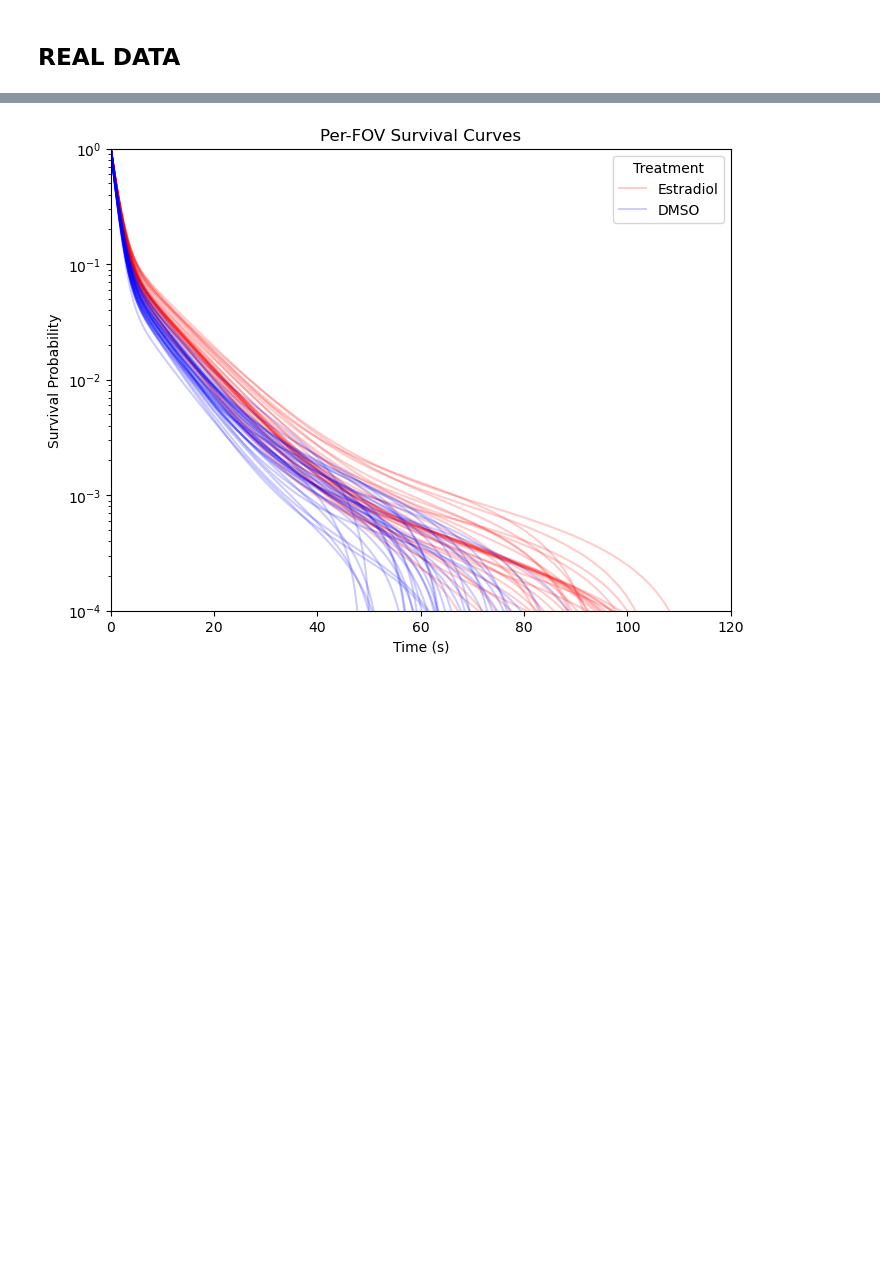
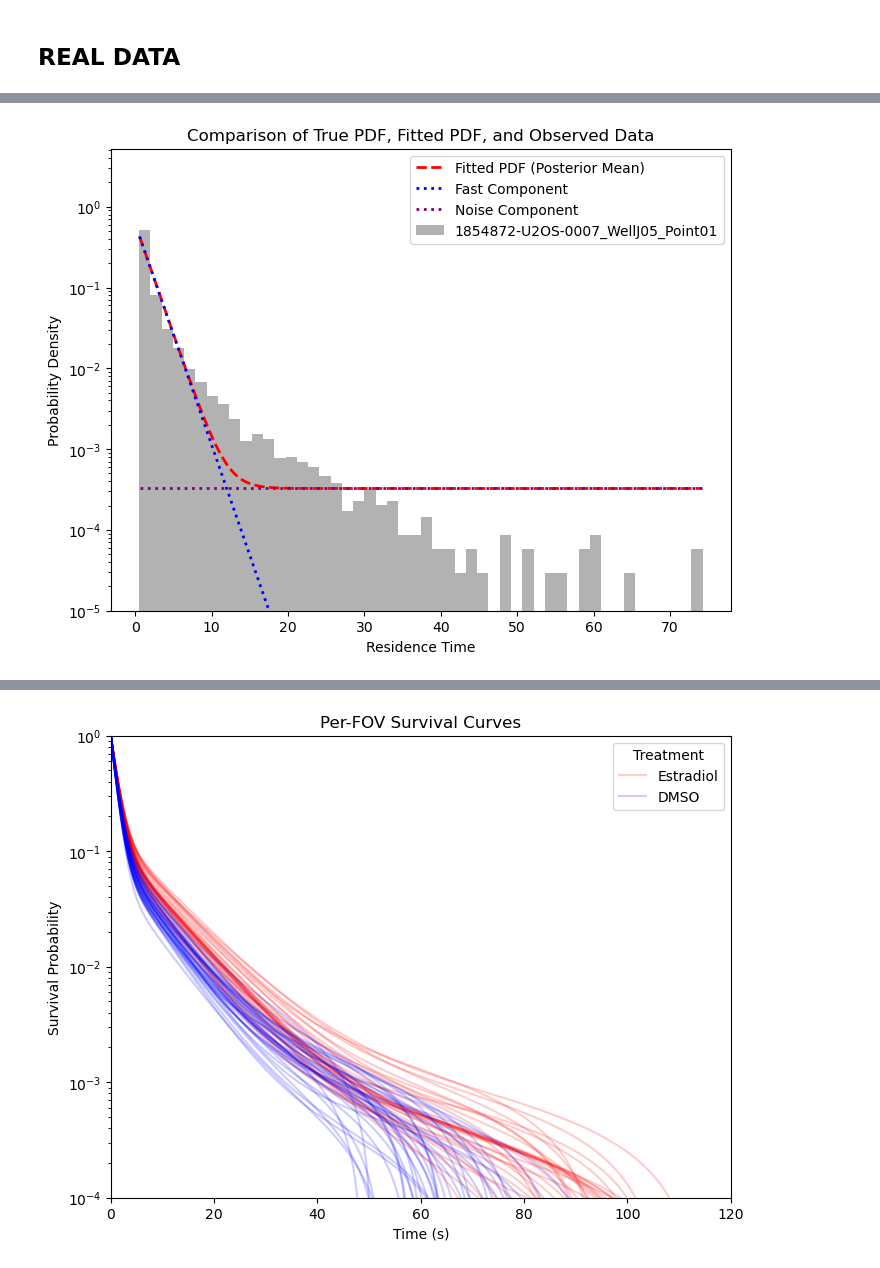
Before and after one commit to Wuttke-Lab/ERalpha_Steiner2025, a Jupyter notebook: model_fit_residence_time.ipynb, the cells around one changed output, grey strips where cells are left out. Saved outputs shown, nothing was run; the diff lists cells and outputs as text; code cells hidden in the pictures; blank space fills up the shorter version.

```diff
--- a/model_fit_residence_time.ipynb
+++ b/model_fit_residence_time.ipynb
@@ -532,0 +587,58 @@ plt.show()
+# %%
+# Extract posterior means from the PyMC trace
+trace = trace_single
+weights_post = trace.posterior["weights"].mean(dim=("chain", "draw")).values
+koff_post = trace.posterior["koff"].mean(dim=("chain", "draw")).values
+
+num_bins = 500  # Adjust as needed
+bin_edges = np.linspace(residence_times.min(), residence_times.max(), num_bins + 1)
+bin_centers = (bin_edges[:-1] + bin_edges[1:]) / 2  # Get bin centers
+
+# Compute the fitted probability density function
+fitted_pdf = (
+    weights_post[0] * koff_post * np.exp(-koff_post * bin_centers) +
+    (weights_post[1])/(residence_times.max() - 1)  # Normalized uniform noise
+)
+
+# Compute each component's probability density
+fast_pdf = weights_post[0] * koff_post * np.exp(-koff_post * bin_centers)
+noise_pdf = [(weights_post[1]) / (residence_times.max() - 1)] * len(bin_centers)
+
+
+
+# Compute histogram
+hist_counts, _ = np.histogram(residence_times, bins=bin_edges)
+
+
+# Normalize histogram to probability density
+hist_pdf, bin_edges = np.histogram(residence_times, bins=bin_edges, density=True)
+
+# Plot results
+plt.figure(figsize=(8, 6))
+
+# Plot histogram as a PDF
+plt.plot(bin_centers, fitted_pdf, label="Fitted PDF (Posterior Mean)", color="red", linestyle="dashed", linewidth=2)
+# Plot individual components
+plt.plot(bin_centers, fast_pdf, label="Fast Component", color="blue", linewidth=2, linestyle="dotted")
+plt.plot(bin_centers, noise_pdf, label="Noise Component", color="purple", linewidth=2, linestyle="dotted")
+
+
+# Plot histogram of simulated data
+plt.hist(filtered_data['track_length'], bins=50, density=True, alpha=0.6, color="gray", label=fov_id_str)
+
+
+# Add labels and legend
+plt.xlabel("Residence Time")
+plt.ylabel("Probability Density")
+plt.yscale("log")
+plt.ylim(1e-5)
+plt.legend()
+plt.title("Comparison of True PDF, Fitted PDF, and Observed Data")
+
+#plt.title(f"Real Data (Bayesian Treatment): koff_fast={koff_fast_post:.2f}, koff_slow={koff_slow_post:.3f}, Fast_weight={weights_post[0]:.3f}, Slow_weight={weights_post[1]:.3f},Noise_weight={weights_post[2]:.3f}")
+plt.legend()
+plt.show()
+
+# Much better fit when compared with the NLLS approach
+# %% [output]
+[figure, added]
```
Also changed, not shown: parts of 17 cells of this notebook, 10 other files.
